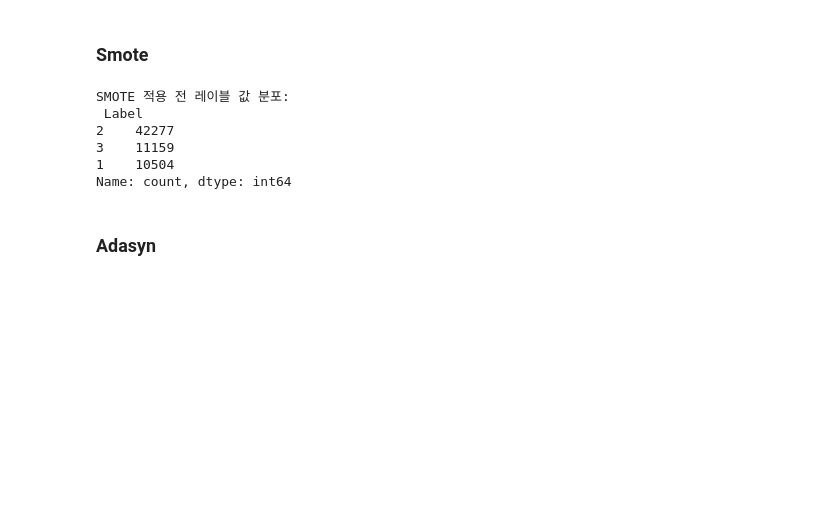
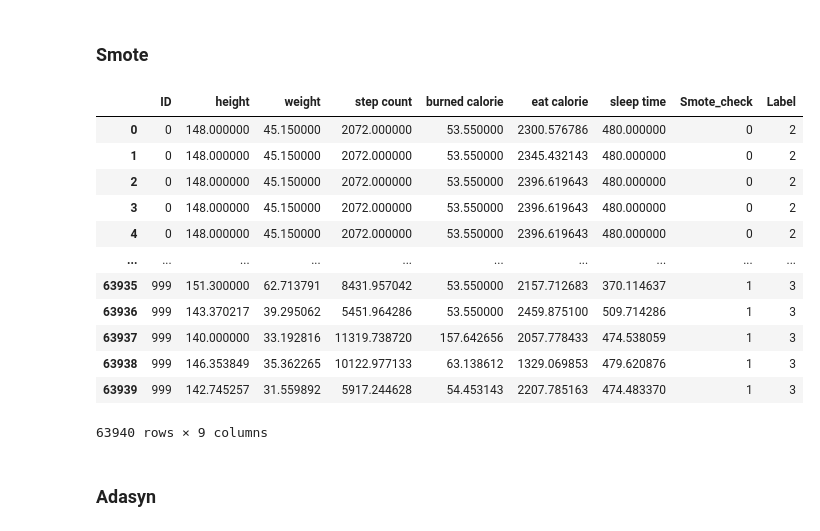
Before and after one commit to jfun28/Explainable_healthcareframework, a Jupyter notebook: 2.Synthetic_data_Make/1.합성데이터생성모델로 데이터증가.ipynb, the cells around one changed output. Drawn from its saved outputs; the diff is of its cells as text; code cells hidden in the pictures; blank space fills up the shorter version.

```diff
--- a/2.Synthetic_data_Make/1.합성데이터생성모델로 데이터증가.ipynb
+++ b/2.Synthetic_data_Make/1.합성데이터생성모델로 데이터증가.ipynb
@@ -27,5 +27,11 @@ warnings.filterwarnings('ignore')
 # %%
 os.chdir("..")
 path=os.getcwd()
+# %%
+school_name='서울초'
 # %%
-df_final=pd.read_csv(path+'\\data\\5.서울초_df_final.csv',encoding="cp949")
+if school_name=='서울초':
+    df_final=pd.read_csv(path+'\\data\\5.서울초_df_final.csv',encoding="cp949")
+
+if school_name=='제주초':
+    df_final=pd.read_csv(path+'\\data\\5.제주초_df_final.csv',encoding="cp949")
@@ -34,9 +38,3 @@ name='서울초'
-# %%
-if name=='서울초':
-    df_final=pd.read_csv(path+'\\data\\5.서울초_df_final.csv',encoding="cp949")
-
-if name=='제주초':
-    df_final=pd.read_csv(path+'\\data\\5.제주초_df_final.csv',encoding="cp949")
 # %%
 df_final
 # %% [output]
@@ -140,16 +144,26 @@ X_scaler_over_df_notSmote['ID']=df_final_merge['ID']
 X_scaler_over_df_Smote['ID']='999'
 X_scaler_over_df_result = pd.concat([X_scaler_over_df_notSmote, X_scaler_over_df_Smote], axis=0)
 X_scaler_over_df_result_smote=X_scaler_over_df_result.reset_index(drop=True)
+X_scaler_over_df_result_smote=X_scaler_over_df_result_smote[['ID','height','weight','step count','burned calorie','eat calorie','sleep time','Smote_check','Label']]
 X_scaler_over_df_result_smote.to_csv(path+f"\\Synthetic_data\\{name}_smote_생성데이터프레임.csv",encoding="cp949",index=False)
+# %%
+X_scaler_over_df_result_smote
+# %% [output]
+|  | ID | height | weight | step count | burned calorie | eat calorie | sleep time | Smote_check | Label |
+| 0 | 0 | 148.000000 | 45.150000 | 2072.000000 | 53.550000 | 2300.576786 | 480.000000 | 0 | 2 |
+| 1 | 0 | 148.000000 | 45.150000 | 2072.000000 | 53.550000 | 2345.432143 | 480.000000 | 0 | 2 |
+| 2 | 0 | 148.000000 | 45.150000 | 2072.000000 | 53.550000 | 2396.619643 | 480.000000 | 0 | 2 |
+| 3 | 0 | 148.000000 | 45.150000 | 2072.000000 | 53.550000 | 2396.619643 | 480.000000 | 0 | 2 |
+| 4 | 0 | 148.000000 | 45.150000 | 2072.000000 | 53.550000 | 2396.619643 | 480.000000 | 0 | 2 |
+| ... | ... | ... | ... | ... | ... | ... | ... | ... | ... |
+| 63935 | 999 | 151.300000 | 62.713791 | 8431.957042 | 53.550000 | 2157.712683 | 370.114637 | 1 | 3 |
+| 63936 | 999 | 143.370217 | 39.295062 | 5451.964286 | 53.550000 | 2459.875100 | 509.714286 | 1 | 3 |
+| 63937 | 999 | 140.000000 | 33.192816 | 11319.738720 | 157.642656 | 2057.778433 | 474.538059 | 1 | 3 |
+| 63938 | 999 | 146.353849 | 35.362265 | 10122.977133 | 63.138612 | 1329.069853 | 479.620876 | 1 | 3 |
+| 63939 | 999 | 142.745257 | 31.559892 | 5917.244628 | 54.453143 | 2207.785163 | 474.483370 | 1 | 3 |
+63940 rows × 9 columns
 # %%
 print('SMOTE 적용 전 레이블 값 분포: \n', pd.Series(X_scaler_over_df_result_smote['Label']).value_counts())
-# %% [output]
-SMOTE 적용 전 레이블 값 분포:
- Label
-2    42277
-3    11159
-1    10504
-Name: count, dtype: int64
 # %% [markdown]
 ### Adasyn
 # %%
```
Also changed, not shown: parts of 5 cells of this notebook, 16 other files.
